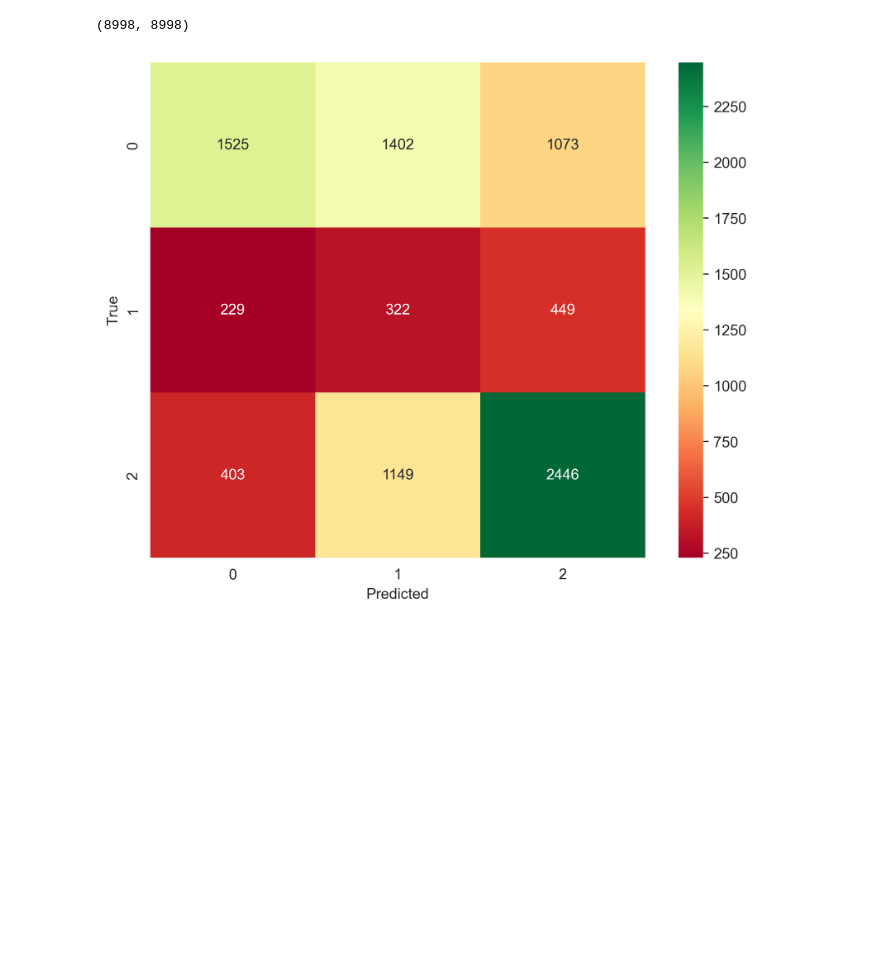
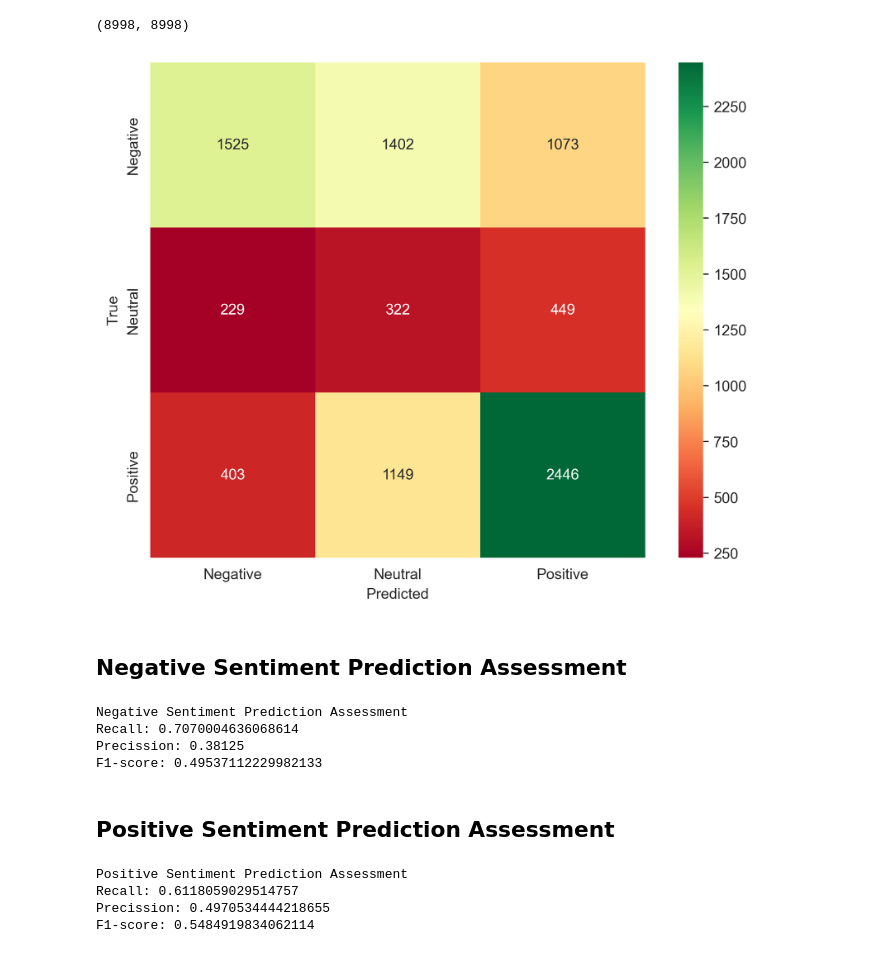
Before and after one commit to Asifdotexe/SentimentScoringModel, a Jupyter notebook: code/issue-9-as-analysis-on-baseline-scores.ipynb, the cells around one changed output. Drawn from its saved outputs; the diff is of its cells as text; code cells hidden in the pictures; blank space fills up the shorter version.

Commit message:
#9 performed negative and positive sentiment prediction assessment

```diff
--- a/code/issue-9-as-analysis-on-baseline-scores.ipynb
+++ b/code/issue-9-as-analysis-on-baseline-scores.ipynb
@@ -141,9 +141,13 @@ len(y_pred), len(y_true)
 # %%
 from sklearn.metrics import confusion_matrix
 cm = confusion_matrix(y_true, y_pred)
+class_labels = ['Negative', 'Neutral', 'Positive']
 fig , ax = plt.subplots(nrows=1, ncols=1, figsize=(8,6))
 sns.heatmap(cm, cmap='RdYlGn', annot=True, fmt='d', square=True, ax=ax)
+ax.set_xticklabels(class_labels)
+ax.set_yticklabels(class_labels)
 ax.set_xlabel('Predicted')
-ax.set_ylabel('True');
+ax.set_ylabel('True')
+plt.show()
 # %% [output]
-[figure, old version]
+[figure, new version]
@@ -154,0 +154,38 @@ fn = 229+403
+# %% [markdown]
+## Negative Sentiment Prediction Assessment
+# %%
+tp = 1525
+tn = 322+449+1149+2446
+fp = 1402+1073
+fn = 229+403
+
+recall = tp / (tp+fn)
+specifity = tn / (tn+fp)
+precision = tp/(tp+fp)
+f1 = (2*tp) / (2*tp + fp + fn)
+
+print("Negative Sentiment Prediction Assessment\nRecall: {}\nPrecission: {}\nF1-score: {}".format(recall, precision, f1))
+# %% [output]
+Negative Sentiment Prediction Assessment
+Recall: 0.7070004636068614
+Precission: 0.38125
+F1-score: 0.49537112229982133
+# %% [markdown]
+## Positive Sentiment Prediction Assessment
+# %%
+tp = 2446
+tn = 1525 + 1402 + 229 + 322
+fp = 1402 + 1073
+fn = 403 + 1149
+
+recall = tp / (tp+fn)
+specifity = tn / (tn+fp)
+precision = tp/(tp+fp)
+f1 = (2*tp) / (2*tp + fp + fn)
+
+print("Positive Sentiment Prediction Assessment\nRecall: {}\nPrecission: {}\nF1-score: {}".format(recall, precision, f1))
+# %% [output]
+Positive Sentiment Prediction Assessment
+Recall: 0.6118059029514757
+Precission: 0.4970534444218655
+F1-score: 0.5484919834062114
```
Also changed, not shown: parts of 1 cell of this notebook.
